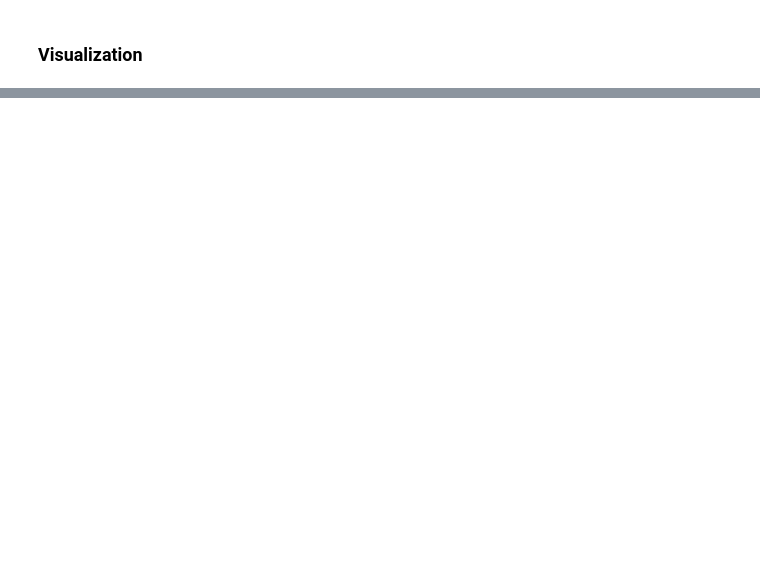
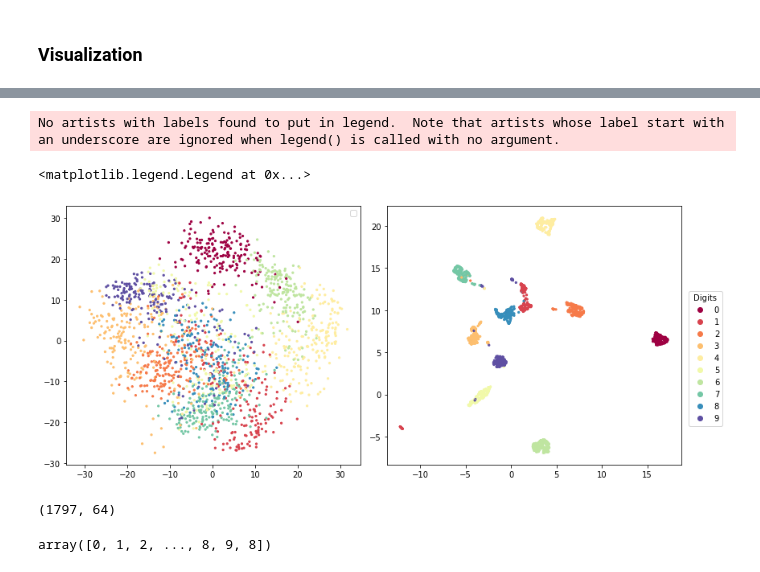
Before and after one commit to Data-Science-Boot-Camp/unsupervised-learning, a Jupyter notebook: pca_digits.ipynb, the cells around one changed output, grey strips where cells are left out. Drawn from its saved outputs; the diff is of its cells as text; code cells hidden in the pictures; blank space fills up the shorter version.

```diff
--- a/pca_digits.ipynb
+++ b/pca_digits.ipynb
@@ -73,0 +200,44 @@ Text(0.5, 1.0, 'Reconstructed Digit [4]')
+# %%
+fig, axs = plt.subplots(
+    1, 2,
+    figsize=(12, 5),
+    tight_layout=True
+)
+
+color = y.astype(int)
+
+axs[0].scatter(
+    X_pca[:, 0], X_pca[:, 1],
+    c=color, cmap="Spectral",
+    s=5
+)
+axs[0].legend()
+
+scatter = axs[1].scatter(
+    X_umap[:, 0], X_umap[:, 1],
+    c=color, cmap="Spectral",
+    s=5
+)
+# Get unique digits from the target variable
+unique_digits = np.unique(y)
+
+# Create a legend with labels for each digit
+legend_labels = [str(digit) for digit in unique_digits]
+axs[1].legend(
+    handles=scatter.legend_elements()[0],
+    labels=legend_labels,
+    title="Digits",
+    loc=(1.025, 0.15),
+)
+# %% [output]
+No artists with labels found to put in legend.  Note that artists whose label start with an underscore are ignored when legend() is called with no argument.
+<matplotlib.legend.Legend at 0x...>
+[figure, added]
+# %%
+X.shape
+# %% [output]
+(1797, 64)
+# %%
+y
+# %% [output]
+array([0, 1, 2, ..., 8, 9, 8])
```
Also changed, not shown: parts of 16 cells of this notebook, 1 other file.
